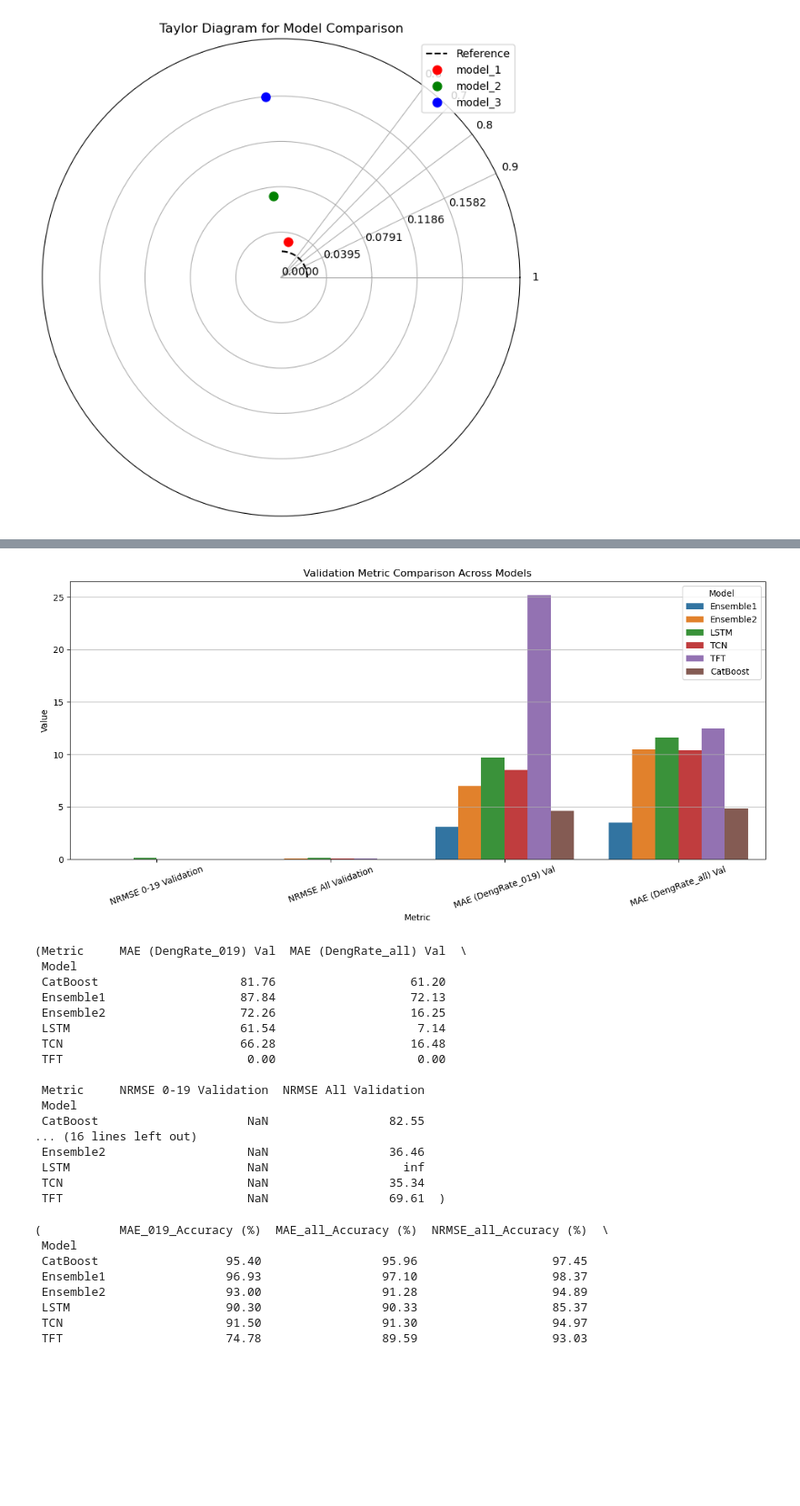
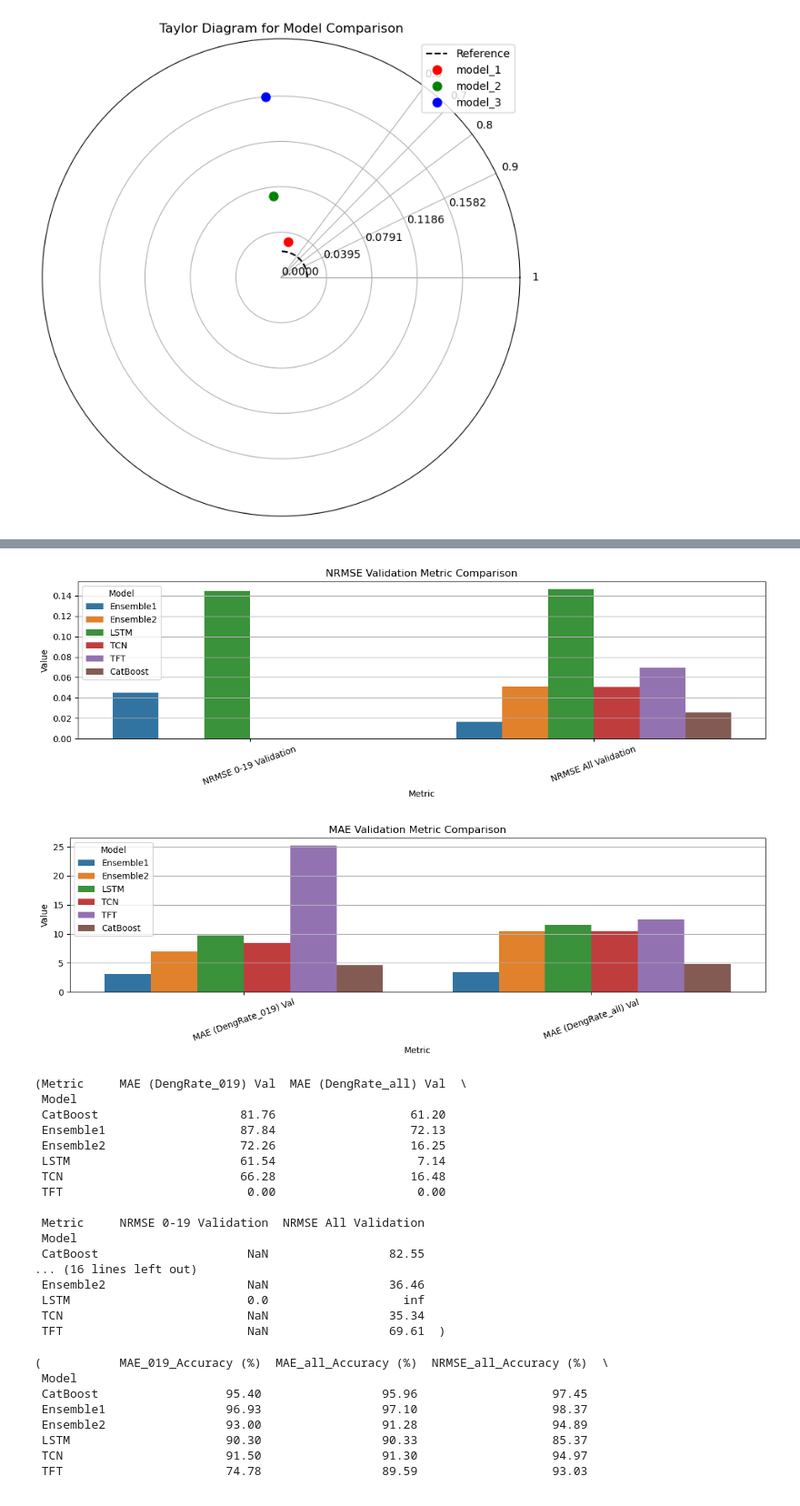
Before and after one commit to gautam642/DengueScope, a Jupyter notebook: metrics_visualiser.ipynb, the cells around one changed output, grey strips where cells are left out. Shown at 91% size. Saved outputs shown, nothing was run; the diff lists cells and outputs as text; code cells hidden in the pictures; blank space fills up the shorter version.

```diff
--- a/metrics_visualiser.ipynb
+++ b/metrics_visualiser.ipynb
@@ -854,16 +857,15 @@ import pandas as pd
 import matplotlib.pyplot as plt
 import seaborn as sns
 
-# Define file paths
+
 files = {
-    'Ensemble1': './code/metrics/Brazil/ensemble_results_01-05-2025-20-19-39.csv',
+    'Ensemble1': './code/metrics/Brazil/ensemble_results_07-05-2025-15-39-09.csv',
     'Ensemble2': './code/metrics/Brazil/ensemble_results_01-05-2025-16-29-44.csv',
     'LSTM': './code/metrics/Brazil/LSTM_Model_26-11-2024-00-46-12.csv',
     'TCN': './code/metrics/Brazil/TCN_model_search_lagged_18-03-2025-12-22-20.csv',
     'TFT': './code/metrics/Brazil/TFT_model_lagged_18-03-2025-22-51-57.csv',
     'CatBoost': './code/metrics/Brazil/catboost_lagged_19-03-2025-00-47-00.csv'
 }
-
 
 # Load and preview data
 dataframes = {model: pd.read_csv(path) for model, path in files.items()}
@@ -875,39 +877,60 @@ metrics = [
     'MAE (DengRate_all) Val'
 ]
 # Extract and safely convert relevant columns to numeric for all models
 clean_comparison_data = []
 
 for model, df in dataframes.items():
     for metric in metrics:
         if metric in df.columns:
             # Convert column to numeric, coerce errors (e.g., non-numeric strings become NaN)
             numeric_values = pd.to_numeric(df[metric], errors='coerce')
             avg_val = numeric_values.dropna().mean()
             clean_comparison_data.append({'Model': model, 'Metric': metric, 'Value': avg_val})
-
+for model, df in dataframes.items():
+    if 'NRMSE All Validation' not in df.columns:
+        print(f"{model} is missing 'NRMSE All Validation' column")
+    else:
+        values = pd.to_numeric(df['NRMSE All Validation'], errors='coerce').dropna()
+        if values.empty:
+            print(f"{model} has only NaNs or invalid values in 'NRMSE All Validation'")
 # Create DataFrame from clean data
 clean_comparison_df = pd.DataFrame(clean_comparison_data)
 
-# Plot cleaned metric comparisons
-plt.figure(figsize=(12, 6))
-sns.barplot(data=clean_comparison_df, x='Metric', y='Value', hue='Model')
-plt.title('Validation Metric Comparison Across Models')
+# Split the data
+nrmse_df = clean_comparison_df[clean_comparison_df['Metric'].str.contains('NRMSE')]
+mae_df = clean_comparison_df[clean_comparison_df['Metric'].str.contains('MAE')]
+
+# Plot NRMSE
+plt.figure(figsize=(12, 4))
+sns.barplot(data=nrmse_df, x='Metric', y='Value', hue='Model')
+plt.title('NRMSE Validation Metric Comparison')
 plt.xticks(rotation=20)
 plt.tight_layout()
 plt.grid(axis='y')
 plt.show()
+
+# Plot MAE
+plt.figure(figsize=(12, 4))
+sns.barplot(data=mae_df, x='Metric', y='Value', hue='Model')
+plt.title('MAE Validation Metric Comparison')
+plt.xticks(rotation=20)
+plt.tight_layout()
+plt.grid(axis='y')
+plt.show()
+
 
 # Calculate accuracy (%) relative to the worst error (higher is better)
 accuracy_df = clean_comparison_df.pivot(index='Model', columns='Metric', values='Value')
 accuracy_percent = (1 - (accuracy_df / accuracy_df.max())) * 100
 
 # Calculate improvement of Ensemble over other models
 ensemble_accuracy = accuracy_percent.loc['Ensemble1']
 improvement_vs_others = (ensemble_accuracy - accuracy_percent.drop(index='Ensemble1')) / accuracy_percent.drop(index='Ensemble1') * 100
 
 accuracy_percent.round(2), improvement_vs_others.round(2)
 # %% [output]
-[figure, old version]
+[figure, new version]
+[figure, added]
 (Metric     MAE (DengRate_019) Val  MAE (DengRate_all) Val  \
  Model
  CatBoost                    81.76                   61.20
@@ -922,7 +945,7 @@ accuracy_percent.round(2), improvement_vs_others.round(2)
  CatBoost                     NaN                 82.55
 ... (16 lines left out)
  Ensemble2                    NaN                 36.46
- LSTM                         NaN                   inf
+ LSTM                         0.0                   inf
  TCN                          NaN                 35.34
  TFT                          NaN                 69.61  )
 # %%
```
Also changed, not shown: parts of 1 cell of this notebook, 11 other files.
